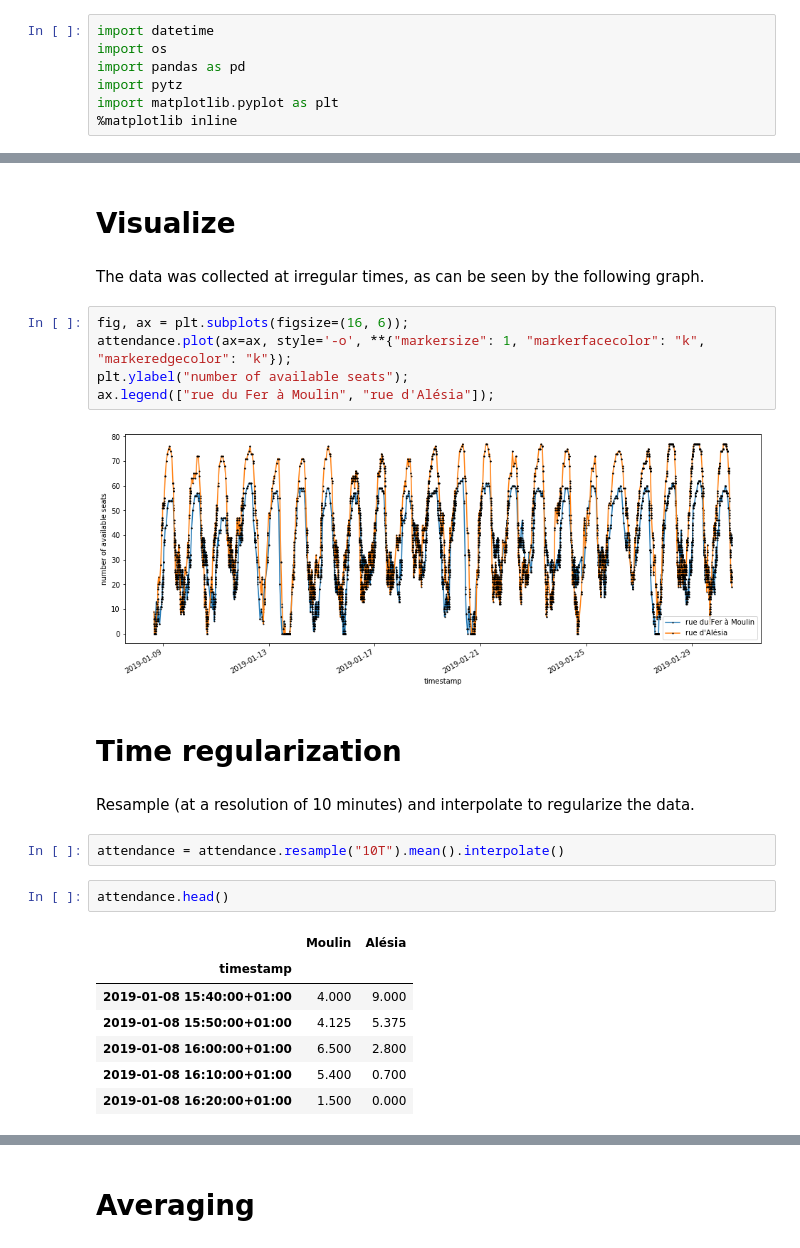
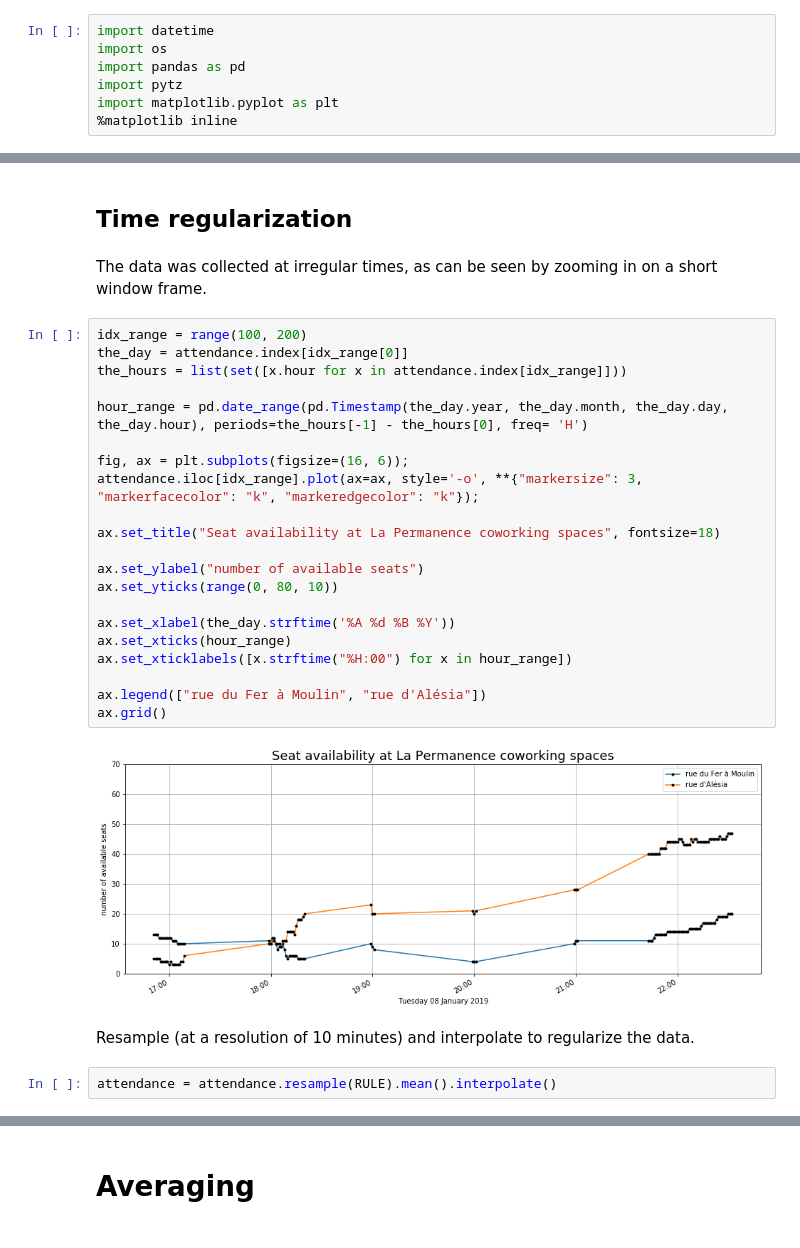
Before and after one commit to antoinechoffrut/la_permanence, a Jupyter notebook: la_permanence_EDA.ipynb, the cells around one changed output, grey strips where cells are left out. Saved outputs shown, nothing was run; the diff lists cells and outputs as text.

```diff
--- a/la_permanence_EDA.ipynb
+++ b/la_permanence_EDA.ipynb
@@ -77,27 +84,31 @@ attendance.head(3)
-# %% [markdown]
-# Visualize
+# %% [markdown]
+## Time regularization
 # %% [markdown]
-The data was collected at irregular times, as can be seen by the following graph.
+The data was collected at irregular times, as can be seen by zooming in on a short window frame.
-# %%
-fig, ax = plt.subplots(figsize=(16, 6));
-attendance.plot(ax=ax, style='-o', **{"markersize": 1, "markerfacecolor": "k", "markeredgecolor": "k"});
-plt.ylabel("number of available seats");
-ax.legend(["rue du Fer à Moulin", "rue d'Alésia"]);
-# %% [output]
-[figure, removed]
-# %% [markdown]
-# Time regularization
+# %%
+idx_range = range(100, 200)
+the_day = attendance.index[idx_range[0]]
+the_hours = list(set([x.hour for x in attendance.index[idx_range]]))
+
+hour_range = pd.date_range(pd.Timestamp(the_day.year, the_day.month, the_day.day, the_day.hour), periods=the_hours[-1] - the_hours[0], freq= 'H')
+
+fig, ax = plt.subplots(figsize=(16, 6));
+attendance.iloc[idx_range].plot(ax=ax, style='-o', **{"markersize": 3, "markerfacecolor": "k", "markeredgecolor": "k"});
+
+ax.set_title("Seat availability at La Permanence coworking spaces", fontsize=18)
+
+ax.set_ylabel("number of available seats")
+ax.set_yticks(range(0, 80, 10))
+
+ax.set_xlabel(the_day.strftime('%A %d %B %Y'))
+ax.set_xticks(hour_range)
+ax.set_xticklabels([x.strftime("%H:00") for x in hour_range])
+
+ax.legend(["rue du Fer à Moulin", "rue d'Alésia"])
+ax.grid()
+# %% [output]
+[figure, added]
 # %% [markdown]
 Resample (at a resolution of 10 minutes) and interpolate to regularize the data.
 # %%
-attendance = attendance.resample("10T").mean().interpolate()
+attendance = attendance.resample(RULE).mean().interpolate()
-# %%
-attendance.head()
-# %% [output]
-|  | Moulin | Alésia |
-| timestamp |  |  |
-| 2019-01-08 15:40:00+01:00 | 4.000 | 9.000 |
-| 2019-01-08 15:50:00+01:00 | 4.125 | 5.375 |
-| 2019-01-08 16:00:00+01:00 | 6.500 | 2.800 |
-| 2019-01-08 16:10:00+01:00 | 5.400 | 0.700 |
-| 2019-01-08 16:20:00+01:00 | 1.500 | 0.000 |
```
Also changed, not shown: parts of 33 cells of this notebook.
